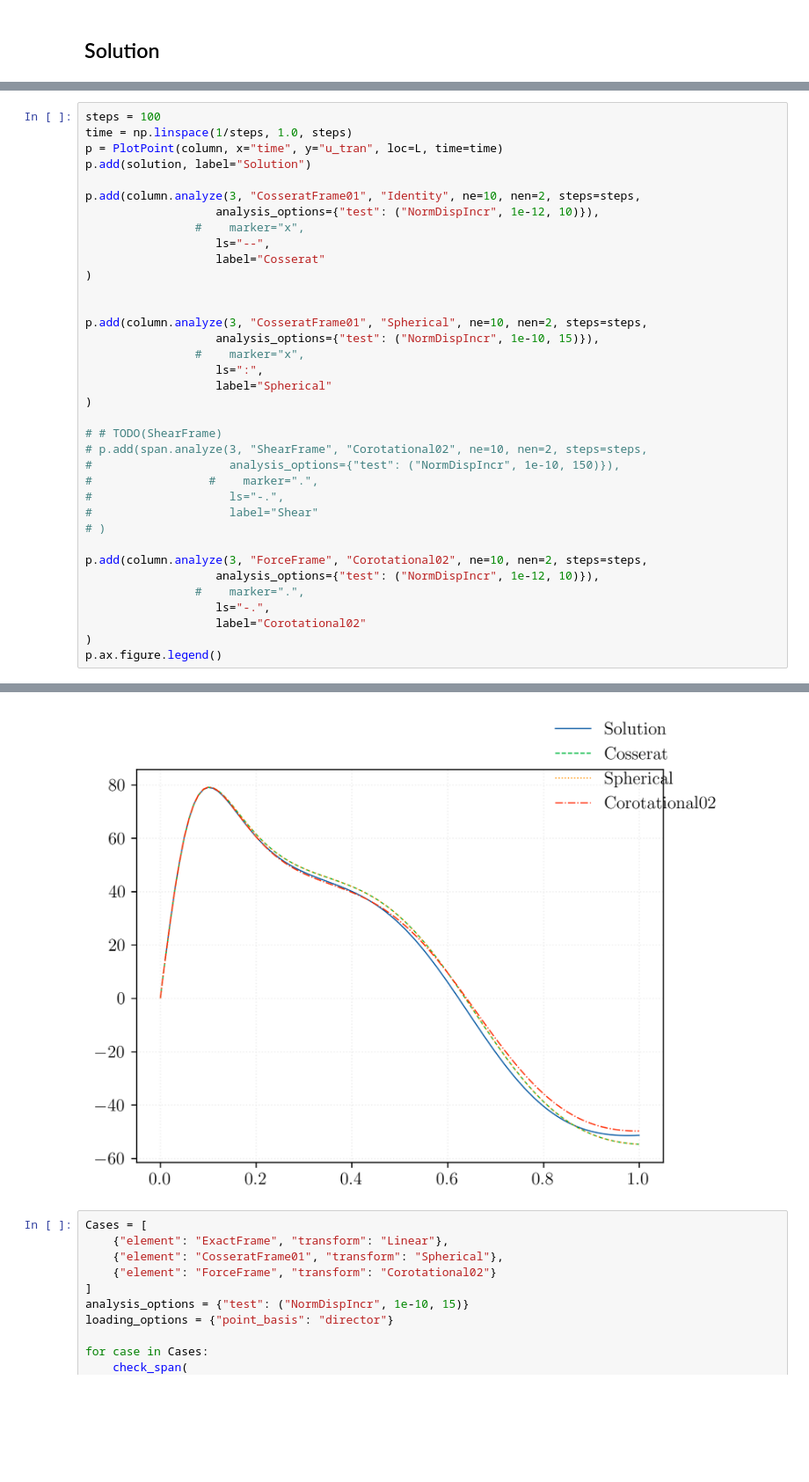
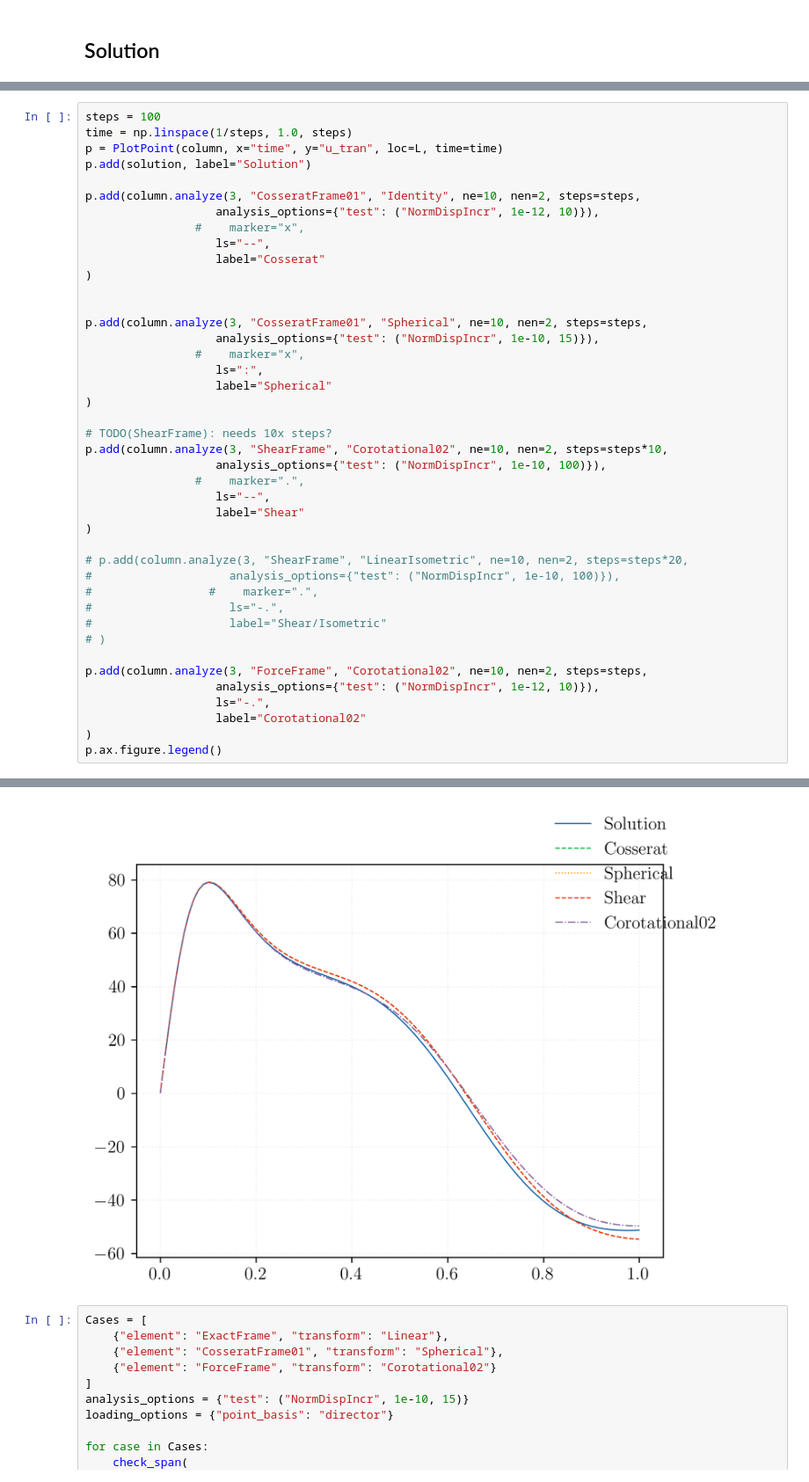
Before and after one commit to FEDEASLab/Benchmarks-Python, a Jupyter notebook: benchmarks/frame-1020/study-vertical.ipynb, the cells around one changed output, grey strips where cells are left out. Shown at 88% size. Drawn from its saved outputs; the diff is of its cells as text; blank space fills up the shorter version.

```diff
--- a/benchmarks/frame-1020/study-vertical.ipynb
+++ b/benchmarks/frame-1020/study-vertical.ipynb
@@ -49,39 +49,45 @@ time = np.linspace(1/steps, 1.0, steps)
 p = PlotPoint(column, x="time", y="u_tran", loc=L, time=time)
 p.add(solution, label="Solution")
 
 p.add(column.analyze(3, "CosseratFrame01", "Identity", ne=10, nen=2, steps=steps,
                    analysis_options={"test": ("NormDispIncr", 1e-12, 10)}),
                 #    marker="x",
                    ls="--",
                    label="Cosserat"
 )
 
 
 p.add(column.analyze(3, "CosseratFrame01", "Spherical", ne=10, nen=2, steps=steps,
                    analysis_options={"test": ("NormDispIncr", 1e-10, 15)}),
                 #    marker="x",
                    ls=":",
                    label="Spherical"
 )
 
-# # TODO(ShearFrame)
-# p.add(span.analyze(3, "ShearFrame", "Corotational02", ne=10, nen=2, steps=steps,
-#                    analysis_options={"test": ("NormDispIncr", 1e-10, 150)}),
+# TODO(ShearFrame): needs 10x steps?
+p.add(column.analyze(3, "ShearFrame", "Corotational02", ne=10, nen=2, steps=steps*10,
+                   analysis_options={"test": ("NormDispIncr", 1e-10, 100)}),
+                #    marker=".",
+                   ls="--",
+                   label="Shear"
+)
+
+# p.add(column.analyze(3, "ShearFrame", "LinearIsometric", ne=10, nen=2, steps=steps*20,
+#                    analysis_options={"test": ("NormDispIncr", 1e-10, 100)}),
 #                 #    marker=".",
 #                    ls="-.",
-#                    label="Shear"
+#                    label="Shear/Isometric"
 # )
 
 p.add(column.analyze(3, "ForceFrame", "Corotational02", ne=10, nen=2, steps=steps,
                    analysis_options={"test": ("NormDispIncr", 1e-12, 10)}),
-                #    marker=".",
                    ls="-.",
                    label="Corotational02"
 )
 p.ax.figure.legend()
 # %% [output]
 <matplotlib.legend.Legend at 0x...>
-[figure, old version]
+[figure, new version]
 # %%
 Cases = [
     {"element": "ExactFrame", "transform": "Linear"},
```
